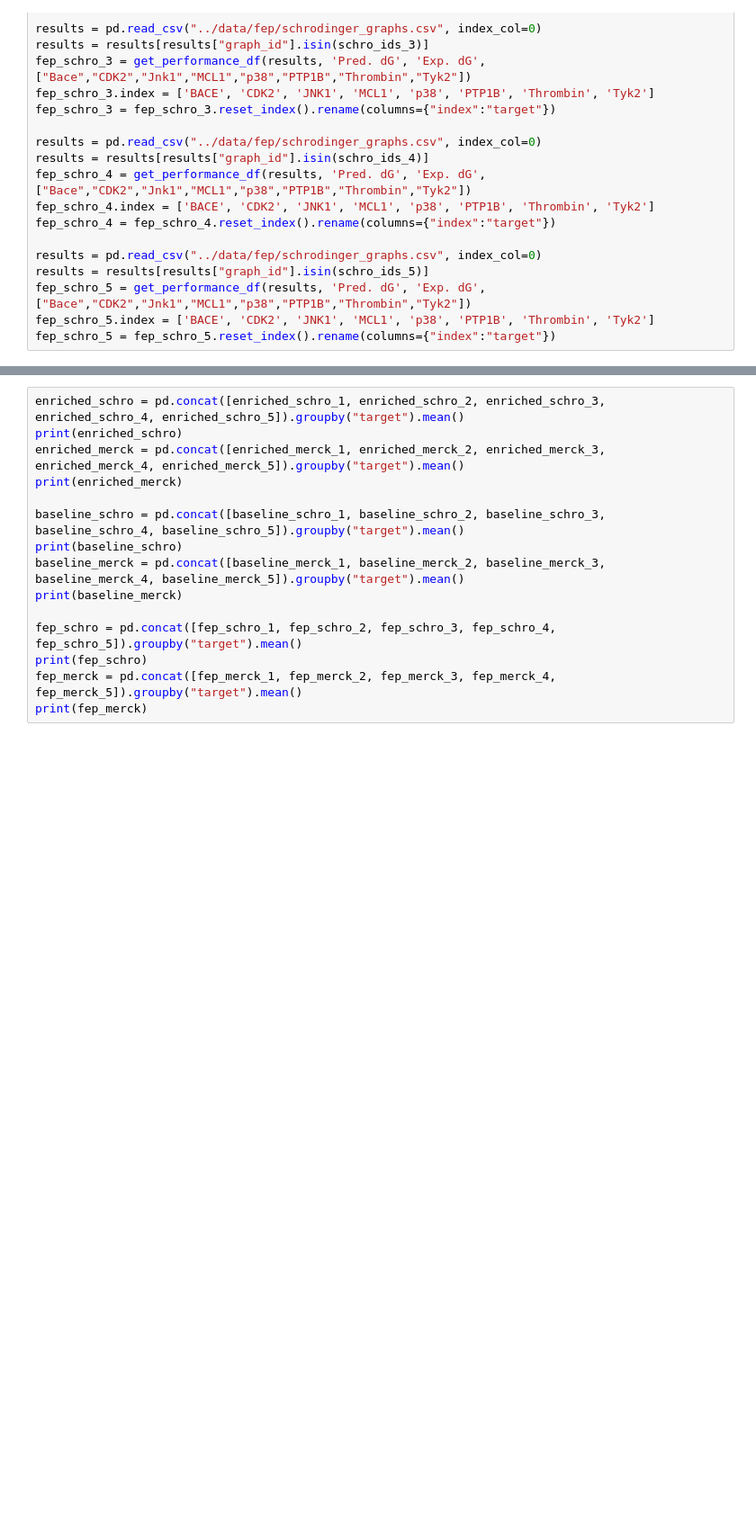
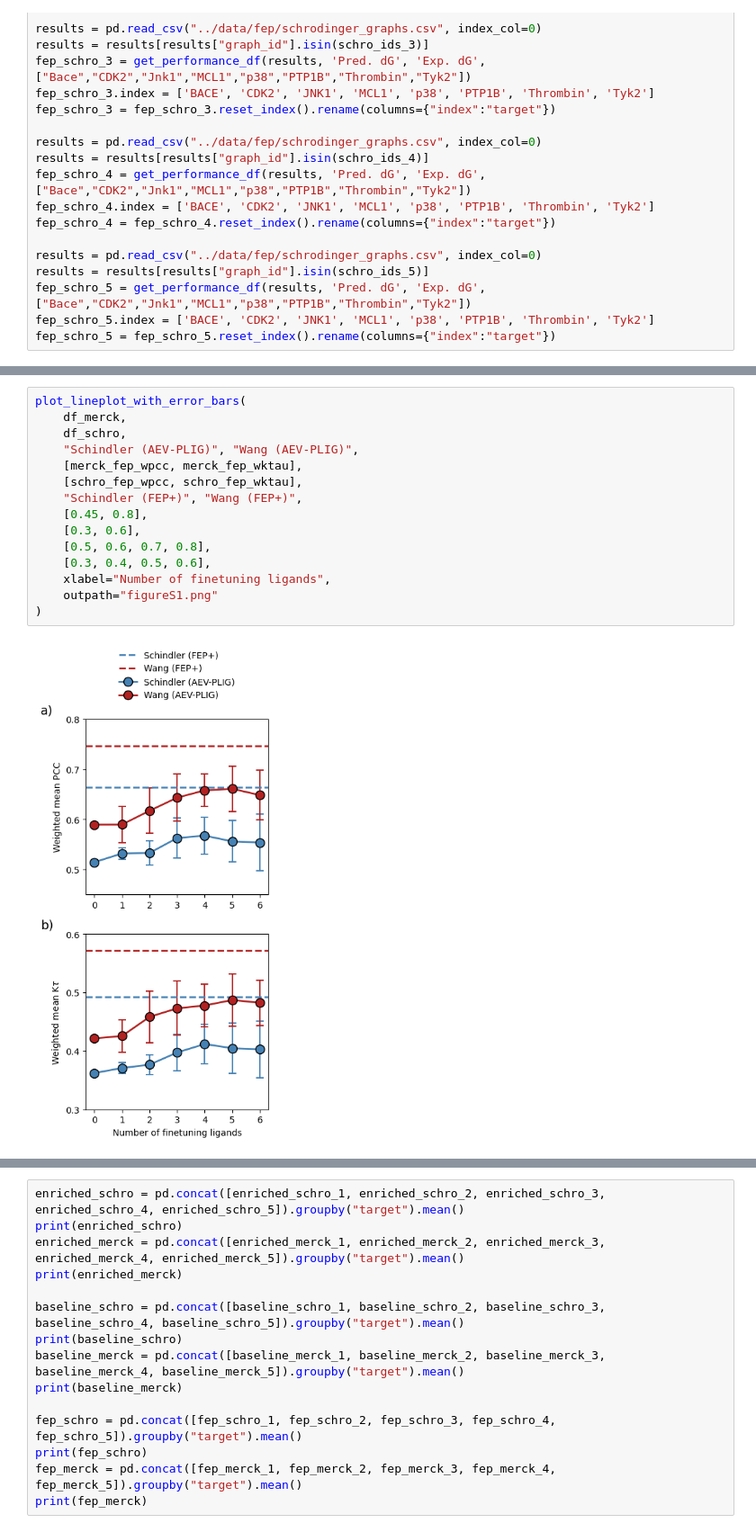
Before and after one commit to matthewtwarren/aev-plig-paper, a Jupyter notebook: figures/AEV-PLIG_figures.ipynb, the cells around one changed output, grey strips where cells are left out. Shown: that part at 90% size. Cells and saved outputs as stored; diff of their text form; blank space fills up the shorter version.

```diff
--- a/figures/AEV-PLIG_figures.ipynb
+++ b/figures/AEV-PLIG_figures.ipynb
@@ -1093,0 +1418,17 @@ fep_schro_5 = fep_schro_5.reset_index().rename(columns={"index":"target"})
+# %%
+plot_lineplot_with_error_bars(
+    df_merck,
+    df_schro,
+    "Schindler (AEV-PLIG)", "Wang (AEV-PLIG)",
+    [merck_fep_wpcc, merck_fep_wktau],
+    [schro_fep_wpcc, schro_fep_wktau],
+    "Schindler (FEP+)", "Wang (FEP+)",
+    [0.45, 0.8],
+    [0.3, 0.6],
+    [0.5, 0.6, 0.7, 0.8],
+    [0.3, 0.4, 0.5, 0.6],
+    xlabel="Number of finetuning ligands",
+    outpath="figureS1.png"
+)
+# %% [output]
+[figure, added]
```
Also changed, not shown: parts of 15 cells of this notebook, 35 other files.
